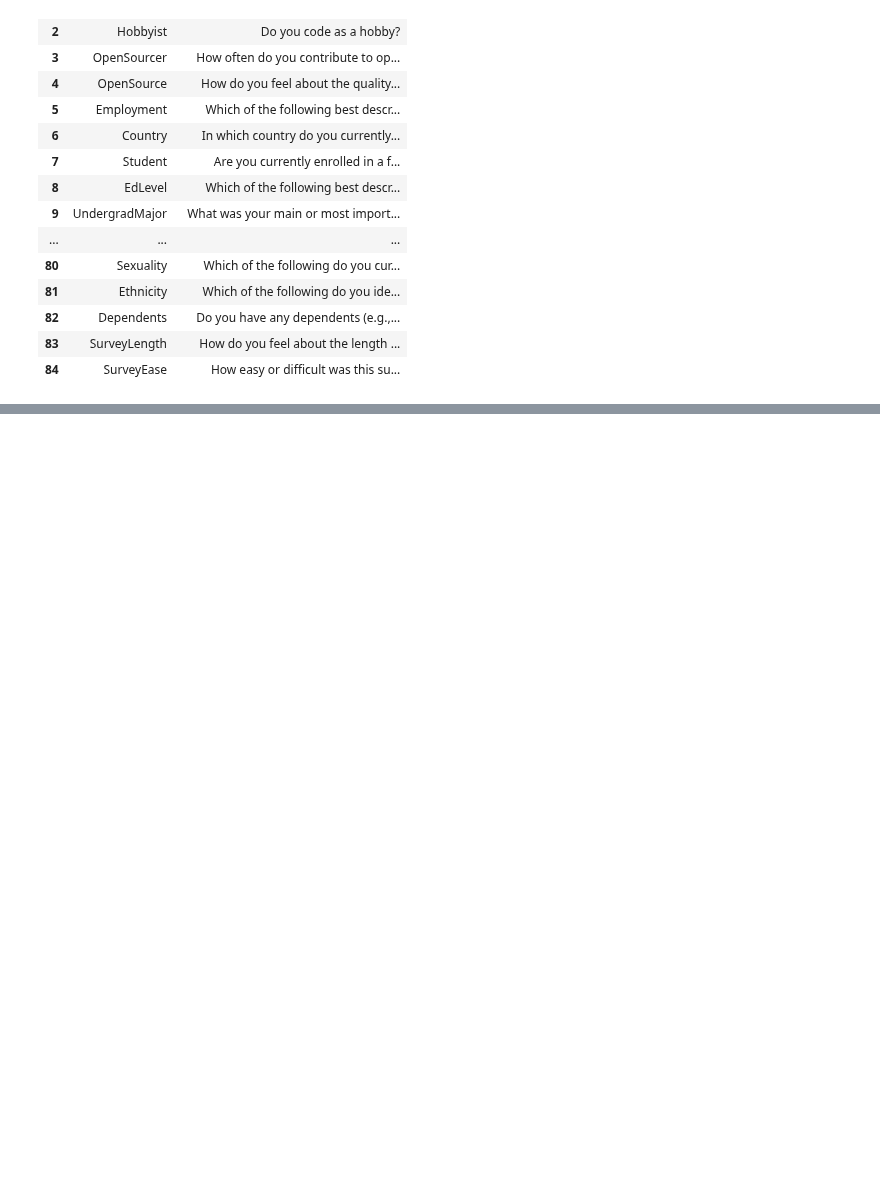
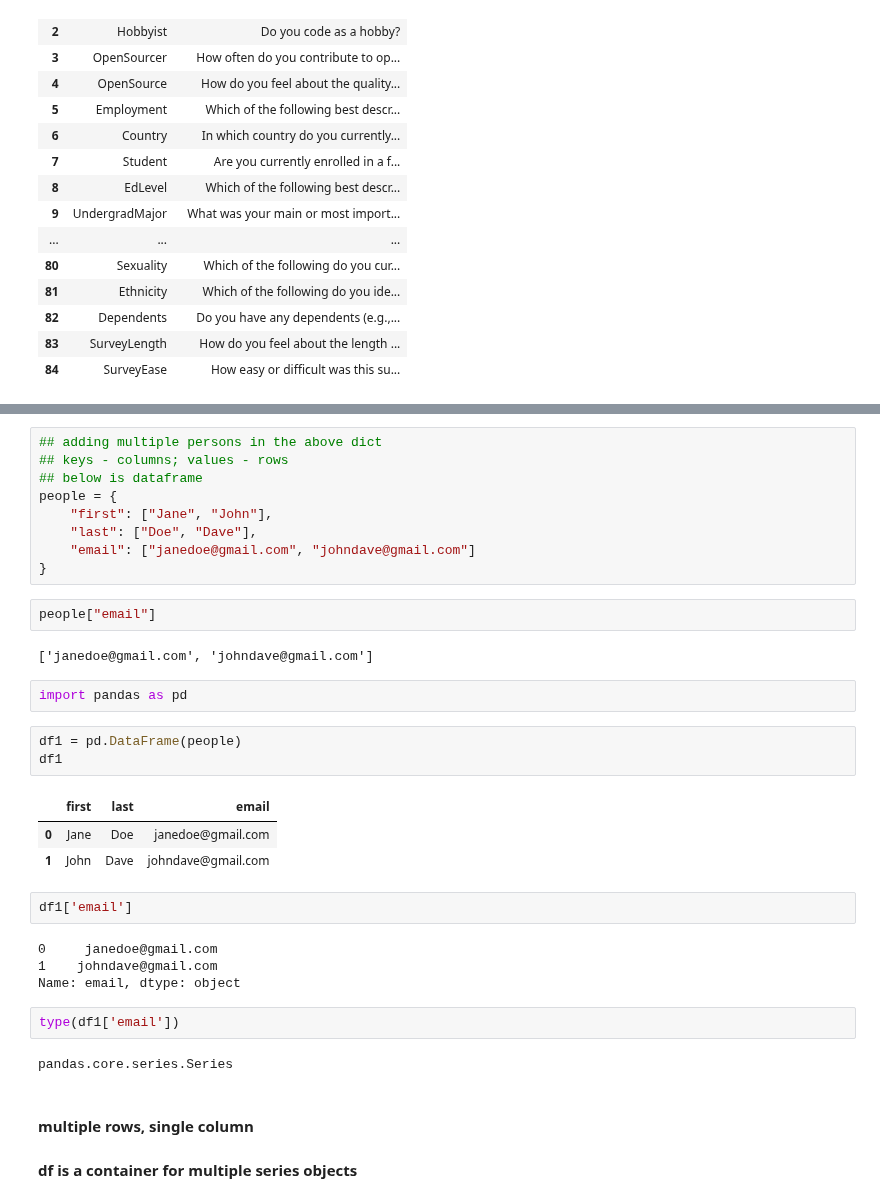
Before and after one commit to salma-shaik/pandas-cs-yt, a Jupyter notebook: df_series_basics.ipynb, the cells around one changed output, grey strips where cells are left out. Drawn from its saved outputs; the diff is of its cells as text; blank space fills up the shorter version.

```diff
--- a/df_series_basics.ipynb
+++ b/df_series_basics.ipynb
@@ -37,0 +54,35 @@ schema_df
+# %%
+## adding multiple persons in the above dict
+## keys - columns; values - rows
+## below is dataframe
+people = {
+    "first": ["Jane", "John"],
+    "last": ["Doe", "Dave"],
+    "email": ["janedoe@gmail.com", "johndave@gmail.com"]
+}
+# %%
+people["email"]
+# %% [output]
+['janedoe@gmail.com', 'johndave@gmail.com']
+# %%
+import pandas as pd
+# %%
+df1 = pd.DataFrame(people)
+df1
+# %% [output]
+|  | first | last | email |
+| 0 | Jane | Doe | janedoe@gmail.com |
+| 1 | John | Dave | johndave@gmail.com |
+# %%
+df1['email']
+# %% [output]
+0     janedoe@gmail.com
+1    johndave@gmail.com
+Name: email, dtype: object
+# %%
+type(df1['email'])
+# %% [output]
+pandas.core.series.Series
+# %% [markdown]
+#### multiple rows, single column
+#### df is a container for multiple series objects
```
Also changed, not shown: parts of 23 cells of this notebook.
